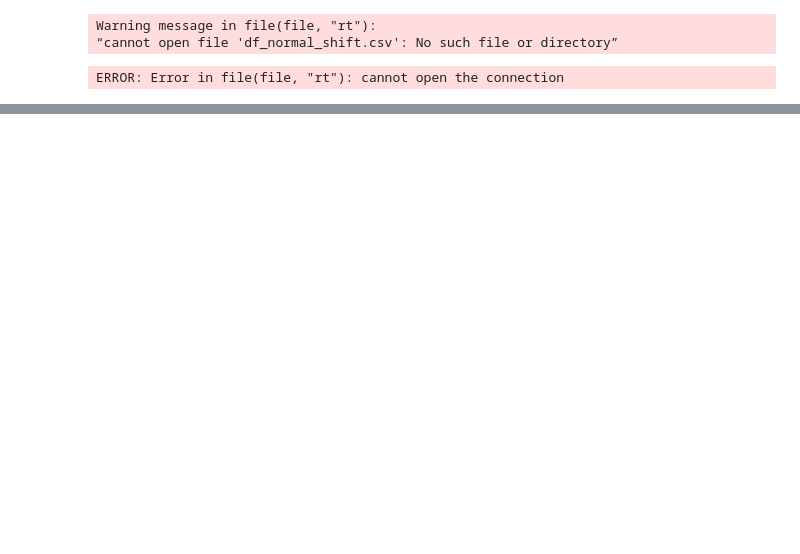
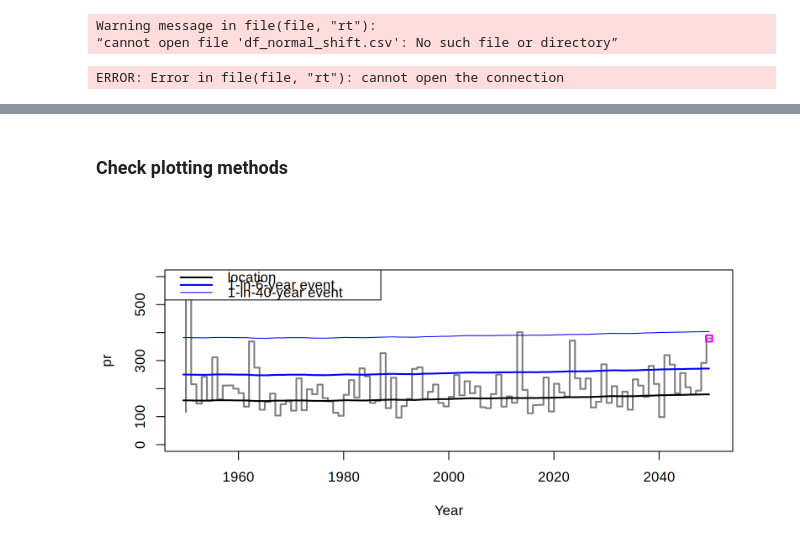
Before and after one commit to clairbarnes/wwa-current, a Jupyter notebook: 00_model-fitting-dev/multivariate/mv_testing.ipynb, the cells around one changed output, grey strips where cells are left out. Cells and saved outputs as stored; diff of their text form; code cells hidden in the pictures; blank space fills up the shorter version.

```diff
--- a/00_model-fitting-dev/multivariate/mv_testing.ipynb
+++ b/00_model-fitting-dev/multivariate/mv_testing.ipynb
@@ -17,20 +85,11 @@ _Needs rewriting so that nonstationary location & scale all come from the `ns_pa
 # %%
 ns_loglik <- function(pars, cov, x, dist, fittype) {
 
-    effect <- rowSums(sapply(names(cov), function(cnm) pars[paste0("alpha_",cnm)] * cov[,cnm]))
+    ns_pars <- get.ns_pars(fittype = fittype, pars = pars, fixed_cov = cov)
 
-    # compute nonstationary location & scale
-    if(fittype == "fixeddisp") {
-        const = exp(effect / pars["mu0"])
-        loc = pars["mu0"] * const
-        scale = pars["sigma0"] * const
-    } else if(fittype == "shift") {
-        loc = pars["mu0"] + effect
-        scale = pars["sigma0"]
-    } else {
-        print(paste(fittype, "not implemented"))
-        return()
-    }
+    loc <- ns_pars$loc
+    scale <- ns_pars$scale
+    shape <- ns_pars$shape
 
     # constrain variance to be strictly positive
     if(any(scale <= 0)) return(NA)
@@ -279,17 +223,15 @@ plot_trend <- function(mdl, ev, ev_year, ylab = NA, legend_pos = "topleft", main
     if(missing(ev)) { ev <- mdl$ev }
     if(missing(ev_year)) { ev_year <- mdl$data$year[which.min(abs(mdl$x - ev))] }
 
-    plot(mdl$data$year, mdl$x, type = "S", lwd = lwd, col = adjustcolor("black", alpha = 1), xlab = "Year", ylab = ylab, main = main, ylim = ylim, ...)
+    plot(mdl$data$year, mdl$x, type = "S", lwd = lwd, col = adjustcolor("black", alpha = 0.5), xlab = "Year", ylab = ylab, main = main, ylim = ylim, ...)
 
-    lines(mdl$data$year-0.5, ns_pars(mdl)$loc, col = adjustcolor("black", alpha = 0.5), lwd = lwd)
-    matplot(mdl$data$year-0.5, eff_return_level(c(6,40), mdl), type = "l", lty = 1, add = T, col = adjustcolor("blue", alpha = 0.5), lwd = c(lwd, max(1,lwd -1)))
+    lines(mdl$data$year-0.5, ns_pars(mdl)$loc, col = adjustcolor("black", alpha = 1), lwd = lwd)
+    matplot(mdl$data$year-0.5, eff_return_level(mdl, c(6,40)), type = "l", lty = 1, add = T, col = adjustcolor("blue", alpha = 1), lwd = c(lwd, max(1,lwd -1)))
 
     points(ev_year-0.5, ev, col = "magenta", lwd = 2, pch = 0)
 
     # add legend
     legend(legend_pos, legend = c("location", "1-in-6-year event", "1-in-40-year event"), lty = 1, col = c("black", "blue", "blue"), lwd = c(lwd,lwd,max(1,lwd -1)))
 }
-
-#~~~~~~~~~~~~~~~~~~~~~~~~~~~~~~~~~~~~~~~~~~~~~~~~~~~~~~~~~~~~~~~~~~~~~~~~~~~~~~~~~~~~~~~~~~~~~~~~~~~~~~~~~~~~~~~~~~~~~~~~~~~~~~~~~~~~~~~~~~~~~~~~~~~~~~
 # %% [markdown]
 ### `plot_covtrend`
@@ -406,0 +457,7 @@ $loc
+# %% [markdown]
+### Check plotting methods
+# %%
+prep_window(c(1,2)); par(mfrow = c(1,1))
+plot_trend(mdl1_ns)
+# %% [output]
+[figure, added]
```
Also changed, not shown: parts of 37 cells of this notebook.
